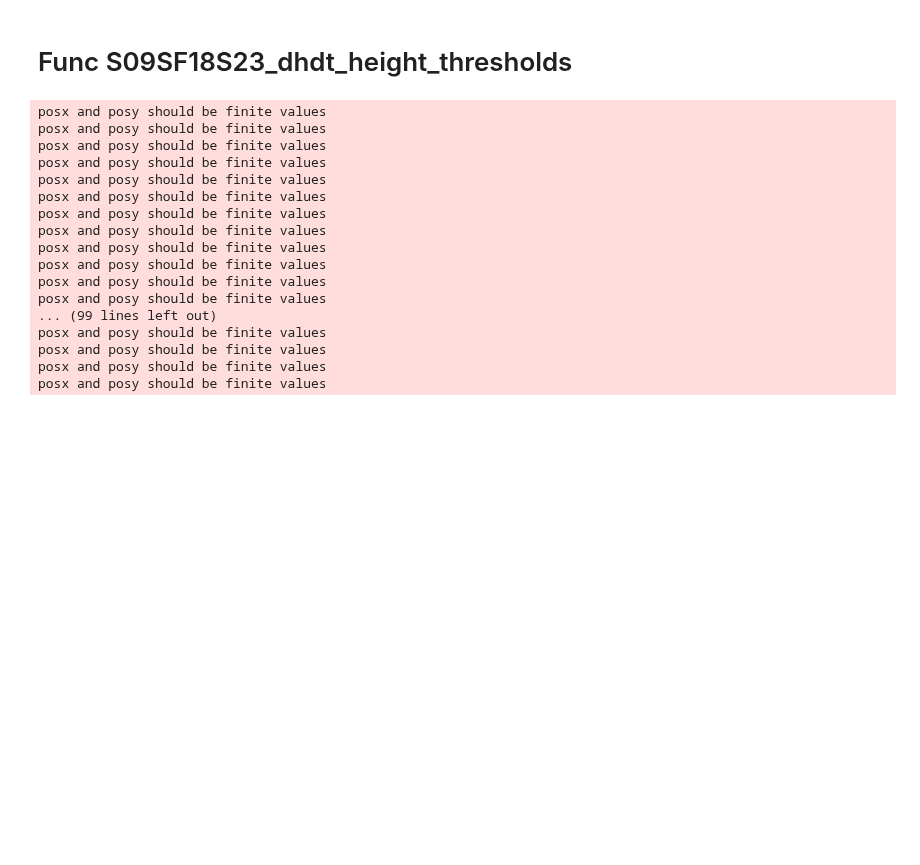
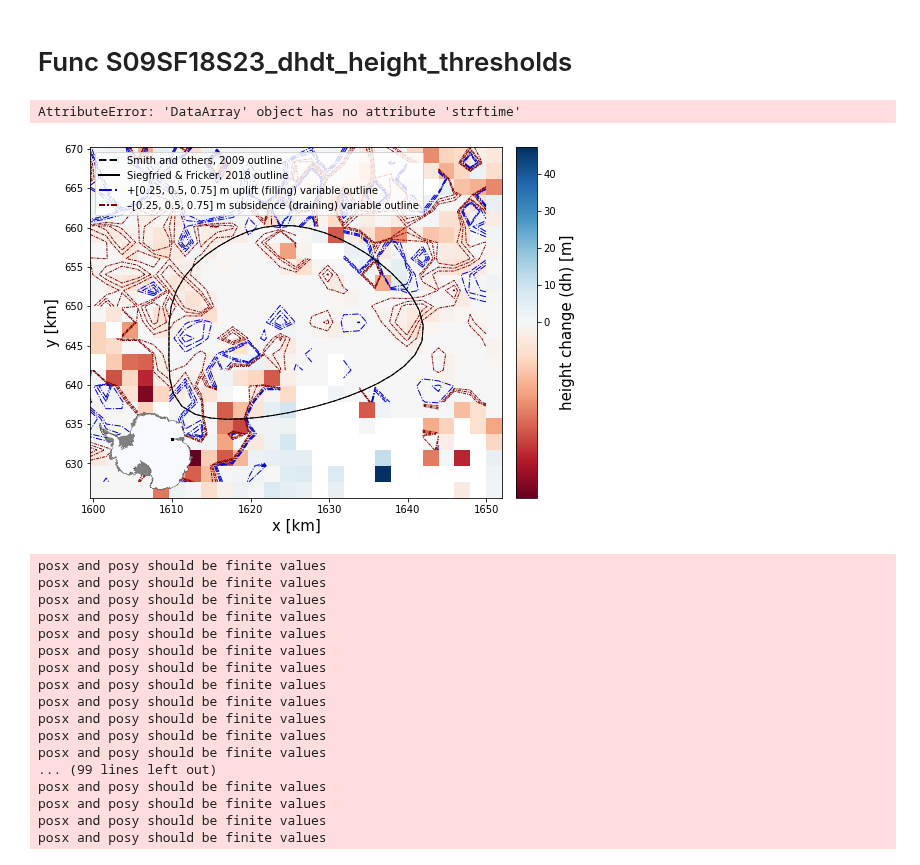
Before and after one commit to wsauthoff/Sauthoff-2025-GRL, a Jupyter notebook: dhdvdt-using-variable-outlines.ipynb, the cells around one changed output. Saved outputs shown, nothing was run; the diff lists cells and outputs as text; code cells hidden in the pictures; blank space fills up the shorter version.

```diff
--- a/dhdvdt-using-variable-outlines.ipynb
+++ b/dhdvdt-using-variable-outlines.ipynb
@@ -112,3 +170,5 @@ def datetime2fracyear(date):
+# %%
+dates = [datetime.datetime.fromtimestamp(a[0]) for a in timestamp_list]
 # %%
 # Import ICESat-2 ATL15 Gridded Antarctic and Arctic Land Ice Height Change data product
 # https://doi.org/10.5067/ATLAS/ATL15.002
@@ -120,10 +180,10 @@ if os.getenv('HOME') == '/home/jovyan':
     granule = 's3://is2view/ATLAS/ATL15/002/2019/ATL15_AA_0314_01km_002_02.nc'
     group = 'delta_h'
     ATL15_dh = rioxarray.open_rasterio(granule, group=group, masked=True)
-    ATL15_dh
 
 elif os.getenv('HOME') == '/Users/Wilson':
     file = DATA_DIR + '/altimetry/ICESat2/ATL15.002-Ant/ATL15_AA_0314_01km_002_02.nc'
     ATL15_dh = rioxarray.open_rasterio(file, group='delta_h', masked=True)
-    # Display xarray data set metadata
-    ATL15_dh
+
+# Display xarray data set metadata
+ATL15_dh
@@ -184,20 +262,20 @@ S09_SF18_compare_1to2 = [['Macayeal_3', 'Mac4', 'Mac5']]
 # %% [markdown]
 # Func S09SF18S23_dhdt_height_thresholds
 # %%
-image_folder = '/Users/Wilson/Documents/0-code/1_outlines_candidates/output/dhdvdt-using-variable-outlines/S09SF18S23_dhdt_height_thresholds_plot_anim/plot'
-video_name = 'video.avi'
+# image_folder = '/Users/Wilson/Documents/0-code/1_outlines_candidates/output/dhdvdt-using-variable-outlines/S09SF18S23_dhdt_height_thresholds_plot_anim/plot'
+# video_name = 'video.avi'
 
-images = [img for img in os.listdir(image_folder) if img.endswith(".png")]
-frame = cv2.imread(os.path.join(image_folder, images[0]))
-height, width, layers = frame.shape
+# images = [img for img in os.listdir(image_folder) if img.endswith(".png")]
+# frame = cv2.imread(os.path.join(image_folder, images[0]))
+# height, width, layers = frame.shape
 
-video = cv2.VideoWriter(video_name, 0, 1, (width,height))
+# video = cv2.VideoWriter(video_name, 0, 1, (width,height))
 
-for image in images:
-    video.write(cv2.imread(os.path.join(image_folder, image)))
+# for image in images:
+#     video.write(cv2.imread(os.path.join(image_folder, image)))
 
-cv2.destroyAllWindows()
-video.release()
+# cv2.destroyAllWindows()
+# video.release()
 # %%
 # changing output to mp4 instead of gif
 
@@ -399,11 +498,15 @@ def S09SF18S23_dhdt_height_thresholds(lakename_S23, buffer, thres, dataset):
     video.release()
 # %%
 # Test function working using one lake
-# S09SF18S23_dhdt_height_thresholds('ConwaySubglacialLake', 10000, [0.2, 0.4, 0.6, 0.8], CS2_dh)
+# S09SF18S23_dhdt_height_thresholds('ConwaySubglacialLake', 10000, [0.2, 0.4, 0.6, 0.8], CS2SARIn_dh)
 # S09SF18S23_dhdt_height_thresholds('ConwaySubglacialLake', 10000, [0.2, 0.4, 0.6, 0.8], ATL15_dh)
-# S09SF18S23_dhdt_height_thresholds('Lambert_1', 10000, [0.2, 0.4, 0.6, 0.8], CS2_dh)
+S09SF18S23_dhdt_height_thresholds('Lambert_1', 10000, [0.25, 0.5, 0.75], CS2SARIn_dh)
 # S09SF18S23_dhdt_height_thresholds('Lambert_1', 10000, [0.25, 0.5, 0.75], ATL15_dh)
-S09SF18S23_dhdt_height_thresholds('Thw_70', 10000, [1.0], ATL15_dh)
+# S09SF18S23_dhdt_height_thresholds('Thw_70', 10000, [1.0], CS2SARIn_dh)
+# S09SF18S23_dhdt_height_thresholds('Thw_70', 10000, [1.0], ATL15_dh)
+# %% [output]
+AttributeError: 'DataArray' object has no attribute 'strftime'
+[figure, added]
 # %%
 # Run func on all lakes from S23 inventory
 for idx in range(len(Sauthoff2023_outlines)-1):
```
Also changed, not shown: parts of 7 cells of this notebook.
